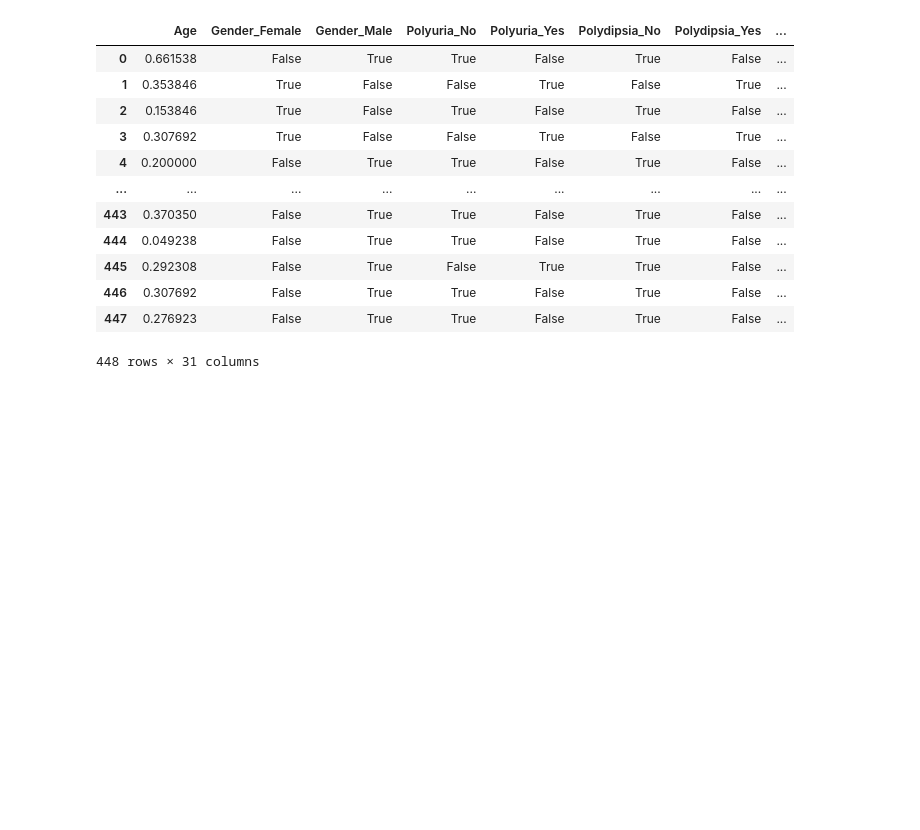
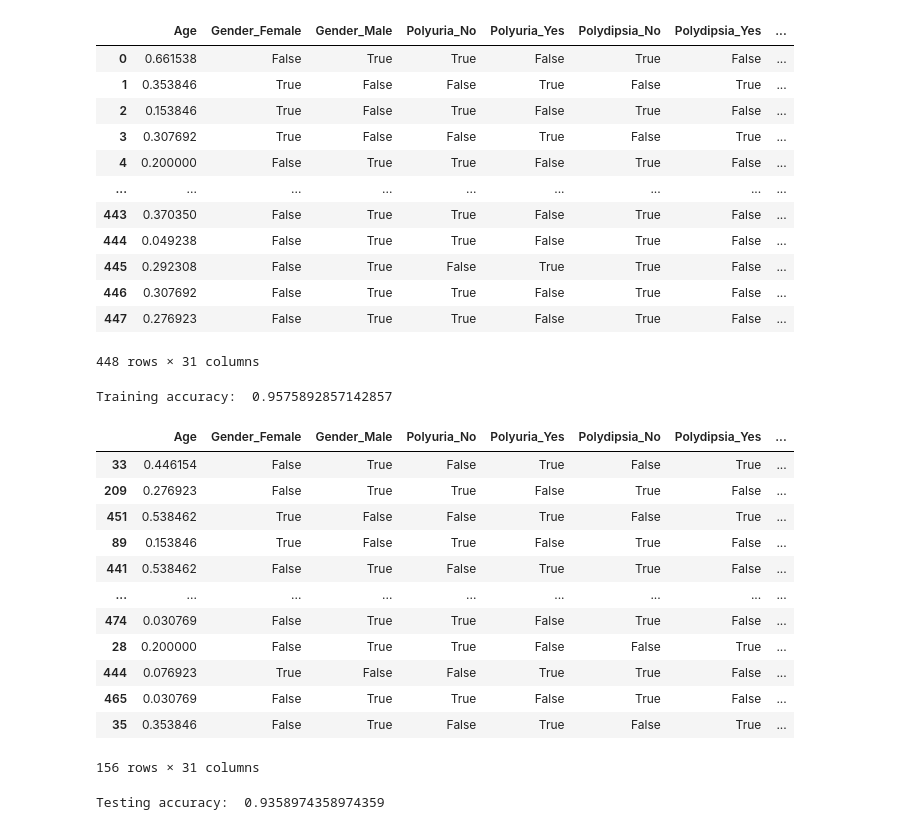
Before and after one commit to waiee/Data-Science--Revision-Gallery-, a Jupyter notebook: Data Mining/Tutorial 6/Lab6_1191103225_TT1L.ipynb, the cells around one changed output. Cells and saved outputs as stored; diff of their text form; code cells hidden in the pictures; blank space fills up the shorter version.

```diff
--- a/Data Mining/Tutorial 6/Lab6_1191103225_TT1L.ipynb
+++ b/Data Mining/Tutorial 6/Lab6_1191103225_TT1L.ipynb
@@ -298,3 +302,34 @@ display(X_train_onehot)
 | 446 | 0.307692 | False | True | True | False | True | False | ... |
 | 447 | 0.276923 | False | True | True | False | True | False | ... |
 448 rows × 31 columns
+# %%
+from sklearn.linear_model import LogisticRegression
+
+logreg = LogisticRegression(solver='lbfgs',max_iter=1000) #initialize logistic regression model
+logreg.fit(X_train_onehot, y_ovr_samp) #Train model
+#check performance on training set
+print('Training accuracy: ', logreg.score(X_train_onehot,y_ovr_samp))
+# %% [output]
+Training accuracy:  0.9575892857142857
+# %%
+X_test_preprocess = X_test_onehot.copy()
+X_test_preprocess[num_attributes] = min_max_scaler.transform(X_test_preprocess[num_attributes]) #make sure to use transform here instead of fit_transform
+display(X_test_preprocess)
+# %% [output]
+|  | Age | Gender_Female | Gender_Male | Polyuria_No | Polyuria_Yes | Polydipsia_No | Polydipsia_Yes | ... |
+| 33 | 0.446154 | False | True | False | True | False | True | ... |
+| 209 | 0.276923 | False | True | True | False | True | False | ... |
+| 451 | 0.538462 | True | False | False | True | False | True | ... |
+| 89 | 0.153846 | True | False | True | False | True | False | ... |
+| 441 | 0.538462 | False | True | False | True | True | False | ... |
+| ... | ... | ... | ... | ... | ... | ... | ... | ... |
+| 474 | 0.030769 | False | True | True | False | True | False | ... |
+| 28 | 0.200000 | False | True | True | False | False | True | ... |
+| 444 | 0.076923 | True | False | False | True | True | False | ... |
+| 465 | 0.030769 | False | True | True | False | True | False | ... |
+| 35 | 0.353846 | False | True | False | True | False | True | ... |
+156 rows × 31 columns
+# %%
+print('Testing accuracy: ', logreg.score(X_test_preprocess, y_test) )
+# %% [output]
+Testing accuracy:  0.9358974358974359
```
Also changed, not shown: parts of 4 cells of this notebook.
